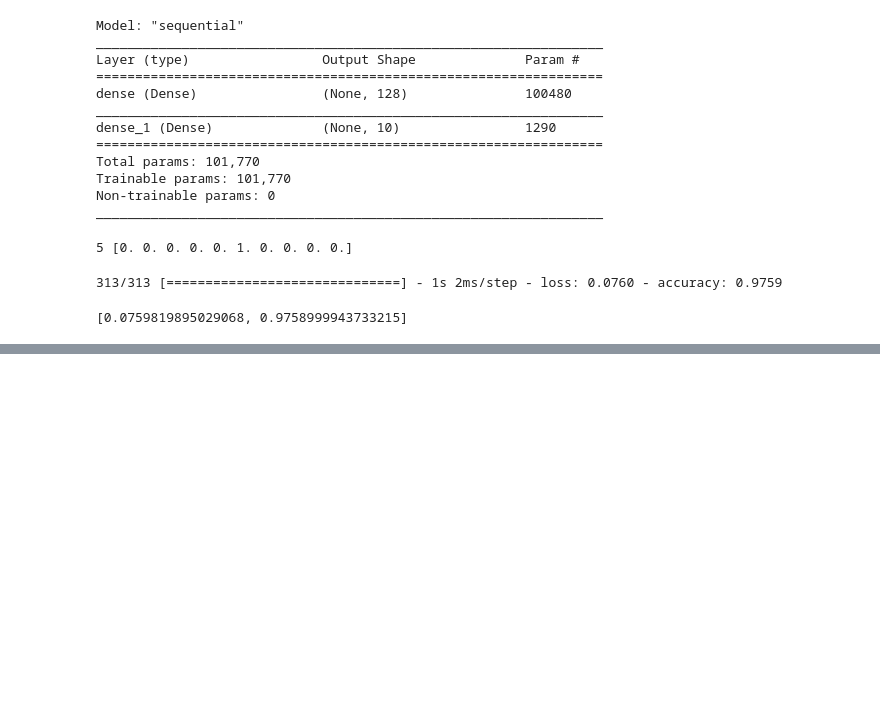
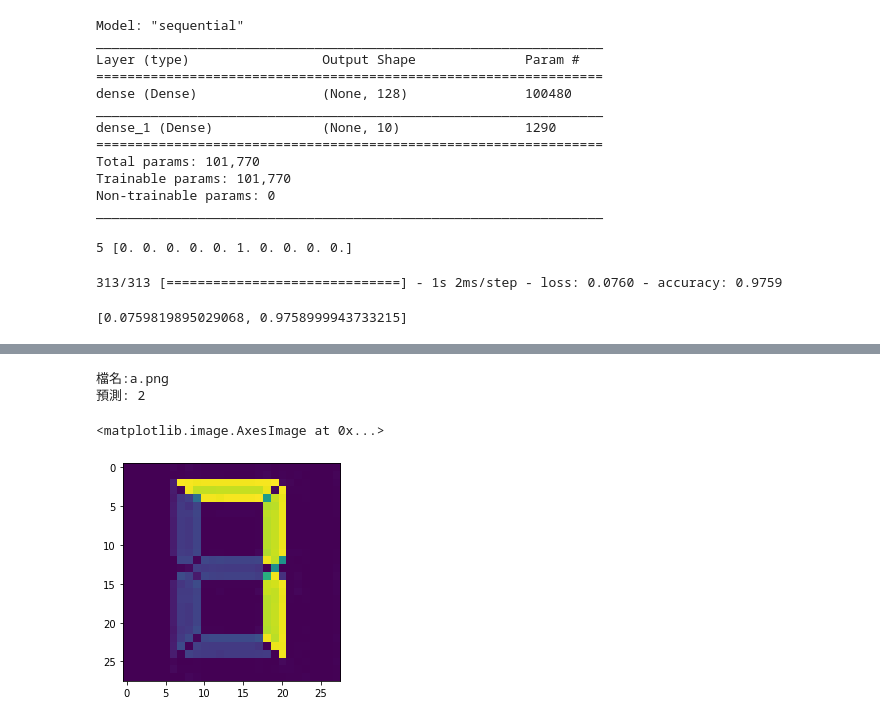
Before and after one commit to Elwing-Chou/tt0517, a Jupyter notebook: mlp.ipynb, the cells around one changed output, grey strips where cells are left out. Cells and saved outputs as stored; diff of their text form; code cells hidden in the pictures; blank space fills up the shorter version.

```diff
--- a/mlp.ipynb
+++ b/mlp.ipynb
@@ -103,0 +149,15 @@ model.evaluate(x_test_norm, y_test_cat)
+# %%
+from tensorflow.keras.preprocessing.image import load_img
+f = input("檔名:")
+# L: 灰階
+img = load_img(f, target_size=(28, 28)).convert("L")
+img_np = np.array(img)
+x = img_np.reshape(1, 784) / 255
+pre = model.predict_classes(x)[0]
+print("預測:", pre)
+plt.imshow(img_np)
+# %% [output]
+檔名:a.png
+預測: 2
+<matplotlib.image.AxesImage at 0x...>
+[figure, added]
```
Also changed, not shown: parts of 3 cells of this notebook.
